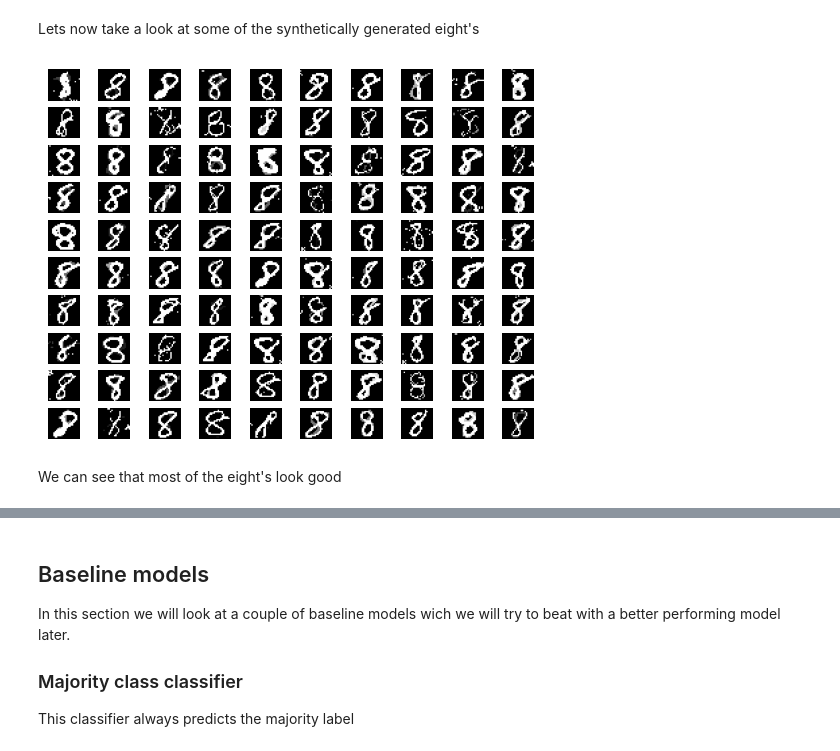
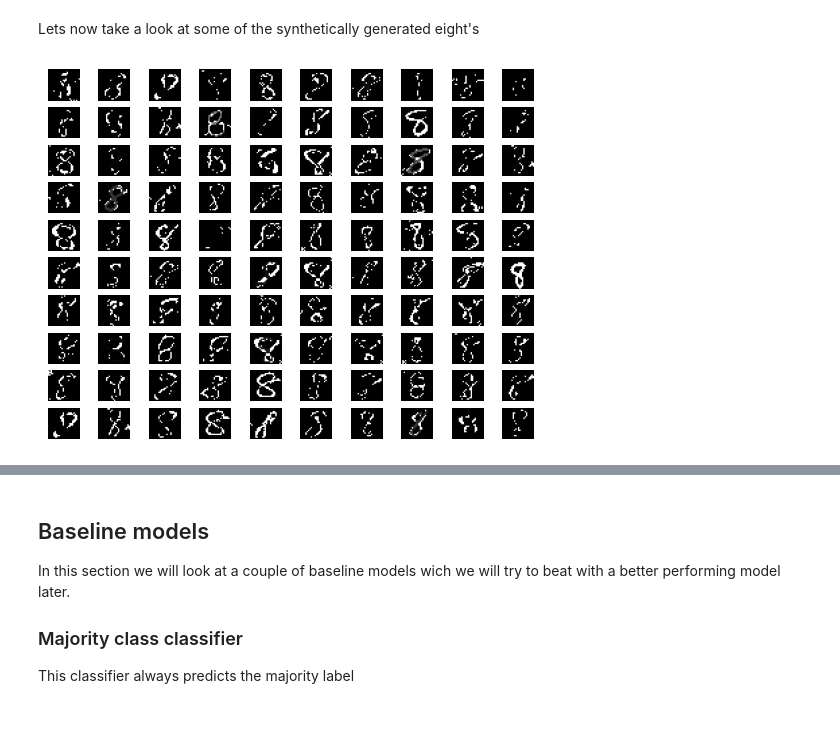
Before and after one commit to Maloha7/digit-recognizer, a Jupyter notebook: digitRecognizer.ipynb, the cells around one changed output, grey strips where cells are left out. Drawn from its saved outputs; the diff is of its cells as text; code cells hidden in the pictures; blank space fills up the shorter version.

Commit message:
removed threshold

```diff
--- a/digitRecognizer.ipynb
+++ b/digitRecognizer.ipynb
@@ -137,3 +137,12 @@ for i in range(11):
 [figure]
 # %% [markdown]
 It is worth noting that there is quite a bit of noice in the background. Let's try to reduce this noise by setting all pixels less than a threshold to 0 and all pixels above the threshold to 255.
+# %%
+images = images/255
+
+#plot the first 10 images
+for i in range(10):
+    plt.subplot(2, 5, i+1)
+    plt.imshow(images[i], cmap='gray')
+    plt.title('Label: {}'.format(labels[i]))
+    plt.axis('off')
@@ -140,14 +151,14 @@ It is worth noting that there is quite a bit of noice in the background. Let's t
 # %%
 #Remove background noise from the images by setting all values less than 200 to 0 (black) and all values greater than 200 to 255 (white)
-threshold = 200
-images[images < threshold] = 0
-images[images >= threshold] = 1
+# threshold = 200
+# images[images < threshold] = 0
+# images[images >= threshold] = 1
 
-#Plot the first 100 images
-for i in range(100):
-    plt.subplot(10, 10, i+1)
-    plt.imshow(images[i], cmap='gray')
-    plt.axis('off')
+# #Plot the first 100 images
+# for i in range(100):
+#     plt.subplot(10, 10, i+1)
+#     plt.imshow(images[i], cmap='gray')
+#     plt.axis('off')
 # %% [output]
 [figure]
 # %% [markdown]
@@ -270,21 +281,19 @@ Label 10: 1747 (8.33%)
 # %% [markdown]
 Lets now take a look at some of the synthetically generated eight's
 # %%
-#Find rows in X_train_undersample_oversample that have label 8
-index_list = np.where(y_train_undersample_oversample == 8)[0]
+#Find rows in X_train_resample that have label 8
+index_list = np.where(y_train_resample == 8)[0]
 
 #Find rows in X_train that have label 8
 index_list_original = np.where(y_train_undersample == 8)[0]
 
 #Find all the indecies in index_list that are not in index_list_original
 index_list = np.setdiff1d(index_list, index_list_original)
 
 # Plot the first 100 images from index list
 for i in range(100):
     plt.subplot(10, 10, i+1)
-    plt.imshow(X_train_undersample_oversample[index_list[i]].reshape(24, 24), cmap='gray')
+    plt.imshow(X_train_resample[index_list[i]].reshape(24, 24), cmap='gray')
     plt.axis('off')
 # %% [output]
-[figure, old version]
+[figure, new version]
-# %% [markdown]
-We can see that most of the eight's look good
```
Also changed, not shown: parts of 5 cells of this notebook.
